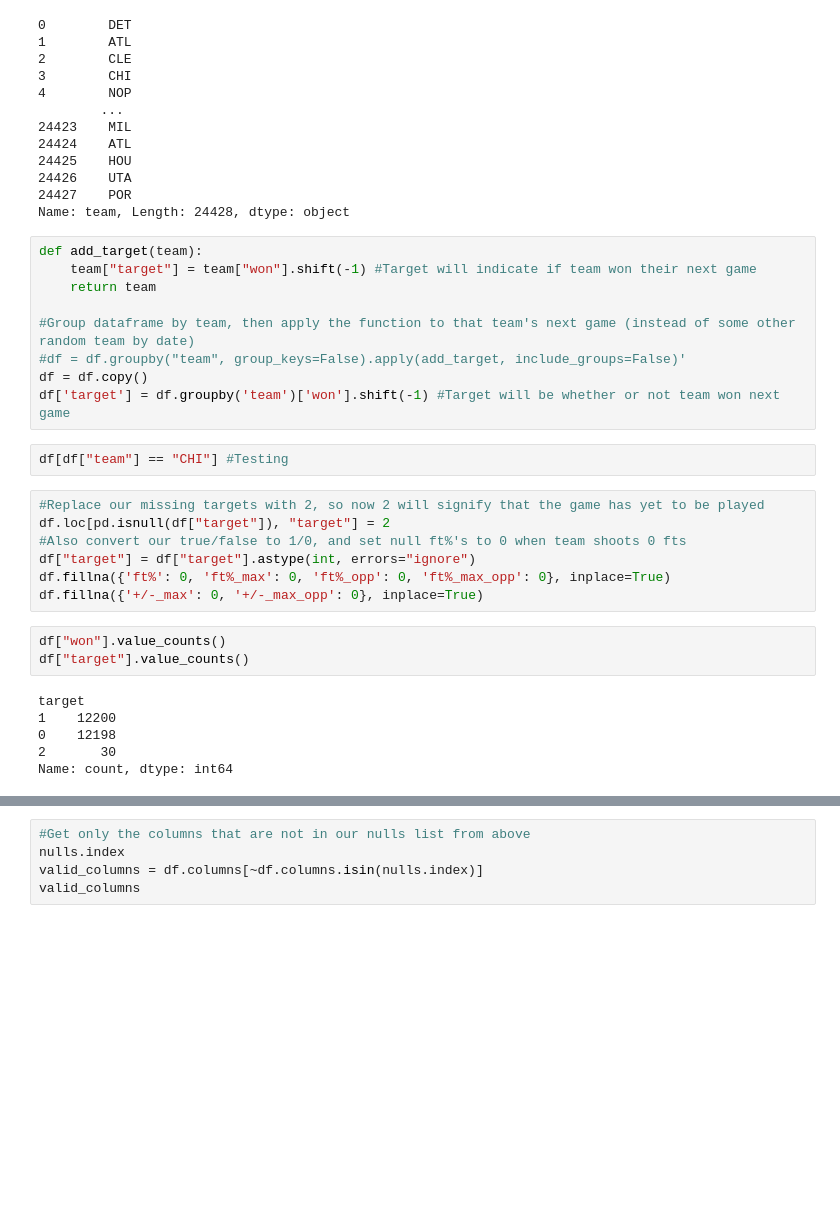
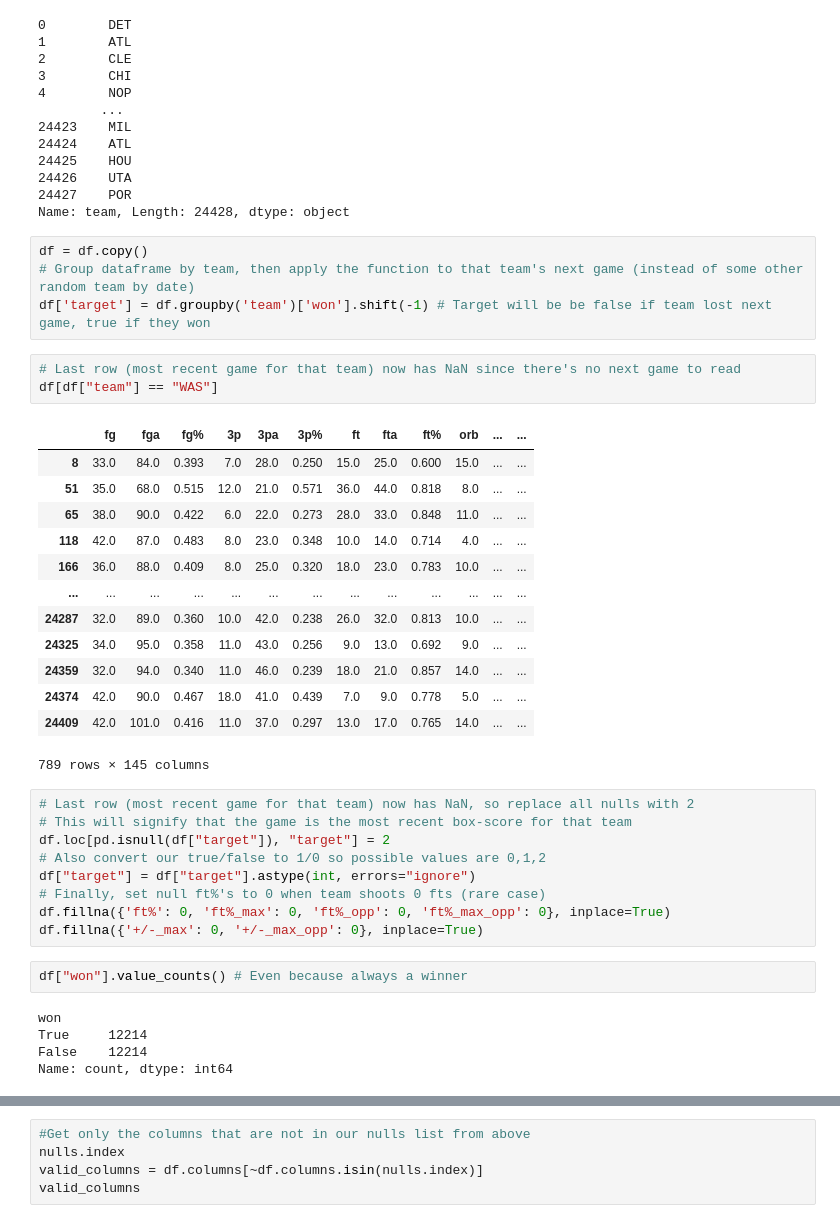
Before and after one commit to Niko2425/NBA-Predict, a Jupyter notebook: predict.ipynb, the cells around one changed output, grey strips where cells are left out. Saved outputs shown, nothing was run; the diff lists cells and outputs as text; blank space fills up the shorter version.

```diff
--- a/predict.ipynb
+++ b/predict.ipynb
@@ -26,29 +28,39 @@ df["team"]
 24427    POR
 Name: team, Length: 24428, dtype: object
 # %%
-def add_target(team):
-    team["target"] = team["won"].shift(-1) #Target will indicate if team won their next game
-    return team
-
-#Group dataframe by team, then apply the function to that team's next game (instead of some other random team by date)
-#df = df.groupby("team", group_keys=False).apply(add_target, include_groups=False)'
 df = df.copy()
-df['target'] = df.groupby('team')['won'].shift(-1) #Target will be whether or not team won next game
+# Group dataframe by team, then apply the function to that team's next game (instead of some other random team by date)
+df['target'] = df.groupby('team')['won'].shift(-1) # Target will be be false if team lost next game, true if they won
 # %%
-df[df["team"] == "CHI"] #Testing
+# Last row (most recent game for that team) now has NaN since there's no next game to read
+df[df["team"] == "WAS"]
+# %% [output]
+|  | fg | fga | fg% | 3p | 3pa | 3p% | ft | fta | ft% | orb | ... | ... |
+| 8 | 33.0 | 84.0 | 0.393 | 7.0 | 28.0 | 0.250 | 15.0 | 25.0 | 0.600 | 15.0 | ... | ... |
+| 51 | 35.0 | 68.0 | 0.515 | 12.0 | 21.0 | 0.571 | 36.0 | 44.0 | 0.818 | 8.0 | ... | ... |
+| 65 | 38.0 | 90.0 | 0.422 | 6.0 | 22.0 | 0.273 | 28.0 | 33.0 | 0.848 | 11.0 | ... | ... |
+| 118 | 42.0 | 87.0 | 0.483 | 8.0 | 23.0 | 0.348 | 10.0 | 14.0 | 0.714 | 4.0 | ... | ... |
+| 166 | 36.0 | 88.0 | 0.409 | 8.0 | 25.0 | 0.320 | 18.0 | 23.0 | 0.783 | 10.0 | ... | ... |
+| ... | ... | ... | ... | ... | ... | ... | ... | ... | ... | ... | ... | ... |
+| 24287 | 32.0 | 89.0 | 0.360 | 10.0 | 42.0 | 0.238 | 26.0 | 32.0 | 0.813 | 10.0 | ... | ... |
+| 24325 | 34.0 | 95.0 | 0.358 | 11.0 | 43.0 | 0.256 | 9.0 | 13.0 | 0.692 | 9.0 | ... | ... |
+| 24359 | 32.0 | 94.0 | 0.340 | 11.0 | 46.0 | 0.239 | 18.0 | 21.0 | 0.857 | 14.0 | ... | ... |
+| 24374 | 42.0 | 90.0 | 0.467 | 18.0 | 41.0 | 0.439 | 7.0 | 9.0 | 0.778 | 5.0 | ... | ... |
+| 24409 | 42.0 | 101.0 | 0.416 | 11.0 | 37.0 | 0.297 | 13.0 | 17.0 | 0.765 | 14.0 | ... | ... |
+789 rows × 145 columns
 # %%
-#Replace our missing targets with 2, so now 2 will signify that the game has yet to be played
+# Last row (most recent game for that team) now has NaN, so replace all nulls with 2
+# This will signify that the game is the most recent box-score for that team
 df.loc[pd.isnull(df["target"]), "target"] = 2
-#Also convert our true/false to 1/0, and set null ft%'s to 0 when team shoots 0 fts
+# Also convert our true/false to 1/0 so possible values are 0,1,2
 df["target"] = df["target"].astype(int, errors="ignore")
+# Finally, set null ft%'s to 0 when team shoots 0 fts (rare case)
 df.fillna({'ft%': 0, 'ft%_max': 0, 'ft%_opp': 0, 'ft%_max_opp': 0}, inplace=True)
 df.fillna({'+/-_max': 0, '+/-_max_opp': 0}, inplace=True)
 # %%
-df["won"].value_counts()
-df["target"].value_counts()
+df["won"].value_counts() # Even because always a winner
 # %% [output]
-target
-1    12200
-0    12198
-2       30
+won
+True     12214
+False    12214
 Name: count, dtype: int64
```
Also changed, not shown: parts of 24 cells of this notebook.
